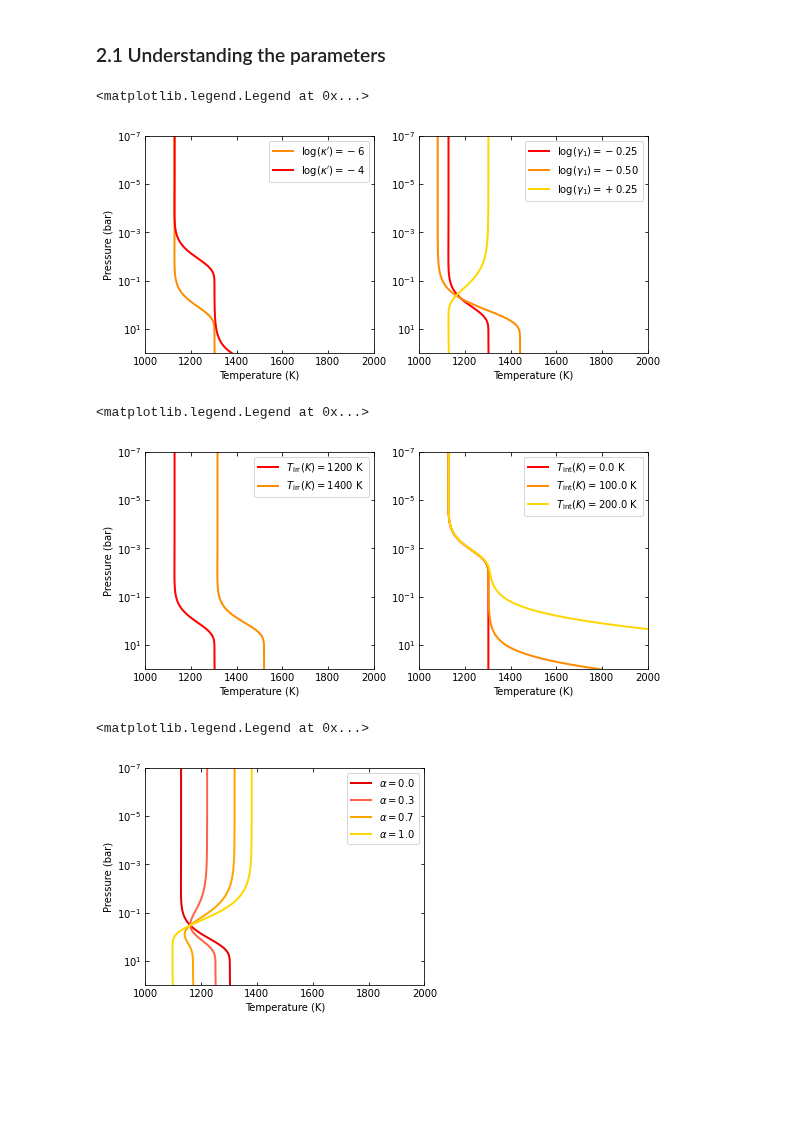
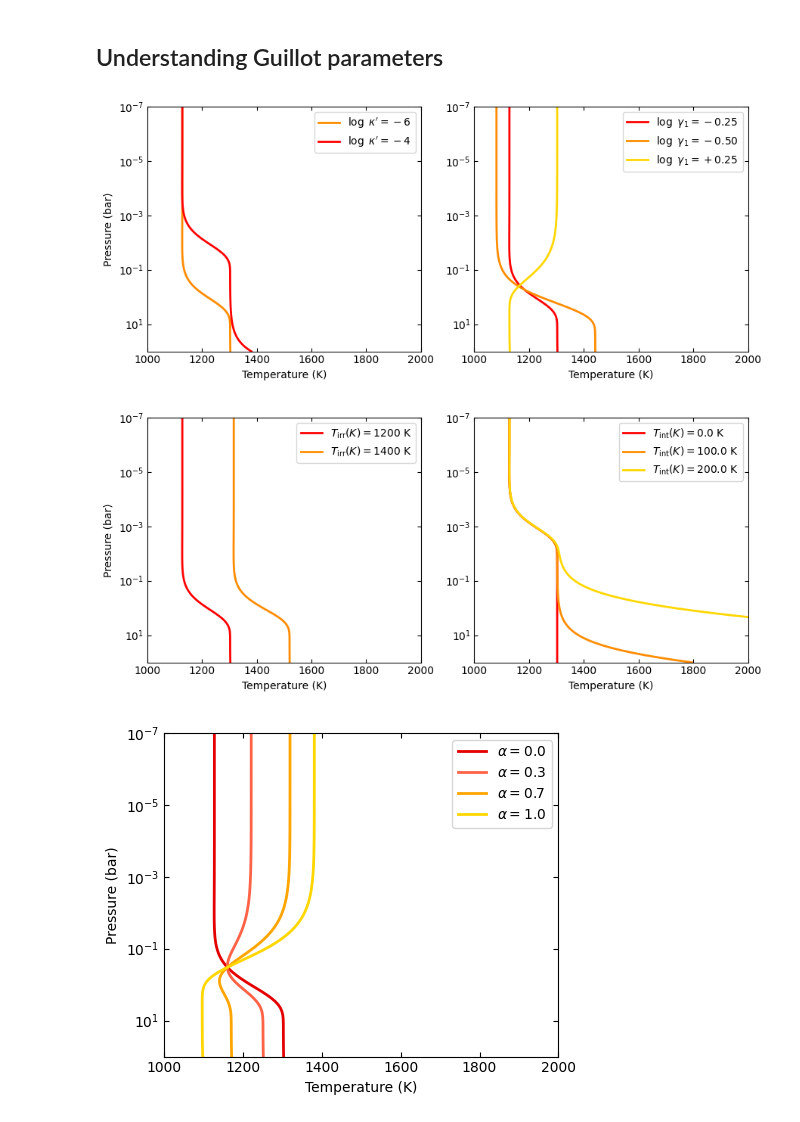
Before and after one commit to pcubillos/pyratbay, a Jupyter notebook: docs/cookbooks/temperature_profiles.ipynb, the cells around one changed output. Cells and saved outputs as stored; diff of their text form; code cells hidden in the pictures; blank space fills up the shorter version.

```diff
--- a/docs/cookbooks/temperature_profiles.ipynb
+++ b/docs/cookbooks/temperature_profiles.ipynb
@@ -150,6 +213,8 @@ Pressure array (barye, i.e., CGS):
 # %% [markdown]
-### 2.1 Understanding the parameters
+## Understanding Guillot parameters
 # %%
+tp_guillot = pa.tmodels.Guillot(pressure_cgs)
+
 # log_kappa sets the pressure where the profile changes:
 # Think it as: log_P0_bars approx 6 + log_kappa
 params01 = -6.0, log_gamma1, log_gamma2, alpha, t_irr, t_int
@@ -168,35 +233,35 @@ temp_guillot12 = tp_guillot(params12)
 temp_guillot13 = tp_guillot(params13)
 
 
 # Plot the results:
 plt.figure(21, (9.0,4.0))
 plt.clf()
 ax = plt.subplot(121)
 pname = tp_guillot.texnames[0]
 ax.plot(temp_guillot01, pressure, color='darkorange', lw=2.0, label=f'{pname}$=-6$')
 ax.plot(temp_guillot02, pressure, color='red', lw=2.0, label=f'{pname}$=-4$')
 ax.set_yscale('log')
 ax.tick_params(which='both', right=True, top=True, direction='in')
 ax.set_xlim(1000, 2000)
 ax.set_ylim(np.amax(pressure), np.amin(pressure))
 ax.set_xlabel('Temperature (K)')
 ax.set_ylabel('Pressure (bar)')
 ax.legend()
 
 ax = plt.subplot(122)
 pname = tp_guillot.texnames[1]
 ax.plot(temp_guillot11, pressure, color='red', lw=2.0, label=f'{pname}$=-0.25$')
 ax.plot(temp_guillot12, pressure, color='darkorange', lw=2.0, label=f'{pname}$=-0.50$')
 ax.plot(temp_guillot13, pressure, color='gold', lw=2.0, label=f'{pname}$=+0.25$')
 ax.set_yscale('log')
 ax.tick_params(which='both', right=True, top=True, direction='in')
 ax.set_xlim(1000, 2000)
 ax.set_ylim(np.amax(pressure), np.amin(pressure))
 ax.set_xlabel('Temperature (K)')
 ax.legend()
+plt.tight_layout()
 # %% [output]
-<matplotlib.legend.Legend at 0x...>
-[figure, old version]
+[figure, new version]
 # %%
 # T_irr sets how much incident flux the atmosphere receives:
 # Think it as: higher T_irr, higher overall temperature
@@ -239,9 +304,9 @@ ax.set_xlim(1000, 2000)
 ax.set_ylim(np.amax(pressure), np.amin(pressure))
 ax.set_xlabel('Temperature (K)')
 ax.legend()
+plt.tight_layout()
 # %% [output]
-<matplotlib.legend.Legend at 0x...>
-[figure, old version]
+[figure, new version]
 # %%
 # A non-zero alpha (in combination with gamma2) enables a linear combination
 # of two profiles with different gamma values:
@@ -266,6 +331,6 @@ ax.set_ylim(np.amax(pressure), np.amin(pressure))
 ax.set_ylabel('Pressure (bar)')
 ax.set_xlabel('Temperature (K)')
 ax.legend()
+plt.tight_layout()
 # %% [output]
-<matplotlib.legend.Legend at 0x...>
-[figure, old version]
+[figure, new version]
```
Also changed, not shown: parts of 22 cells of this notebook, 23 other files.
